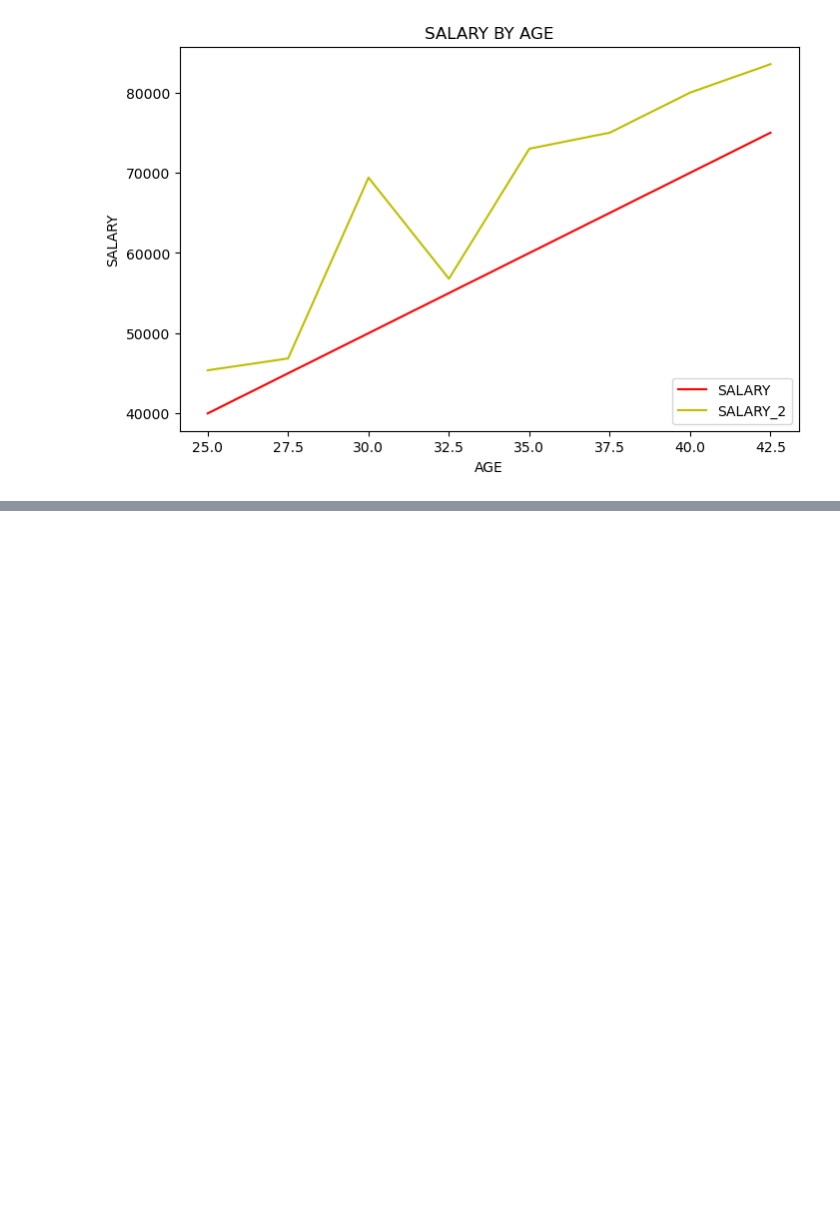
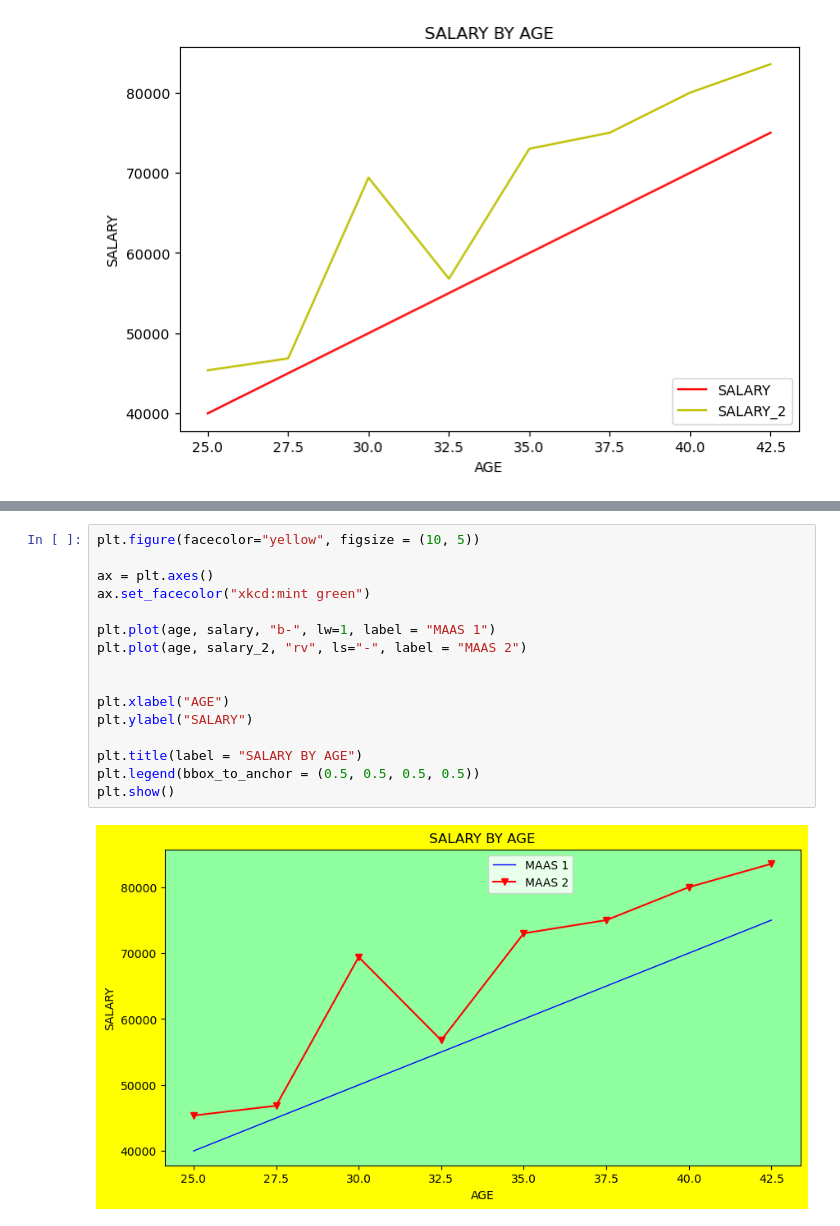
Before and after one commit to easgarli/datascience_bootcamp, a Jupyter notebook: pandas/Data_Visualization_InClass_1_(Intro & Matplotlib)_04.29.2024.ipynb, the cells around one changed output, grey strips where cells are left out. Cells and saved outputs as stored; diff of their text form; blank space fills up the shorter version.

```diff
--- a/pandas/Data_Visualization_InClass_1_(Intro & Matplotlib)_04.29.2024.ipynb
+++ b/pandas/Data_Visualization_InClass_1_(Intro & Matplotlib)_04.29.2024.ipynb
@@ -121,0 +139,18 @@ plt.legend(loc = "lower right");
+# %%
+plt.figure(facecolor="yellow", figsize = (10, 5))
+
+ax = plt.axes()
+ax.set_facecolor("xkcd:mint green")
+
+plt.plot(age, salary, "b-", lw=1, label = "MAAS 1")
+plt.plot(age, salary_2, "rv", ls="-", label = "MAAS 2")
+
+
+plt.xlabel("AGE")
+plt.ylabel("SALARY")
+
+plt.title(label = "SALARY BY AGE")
+plt.legend(bbox_to_anchor = (0.5, 0.5, 0.5, 0.5))
+plt.show()
+# %% [output]
+[figure, added]
```
Also changed, not shown: parts of 10 cells of this notebook, 2 other files.
